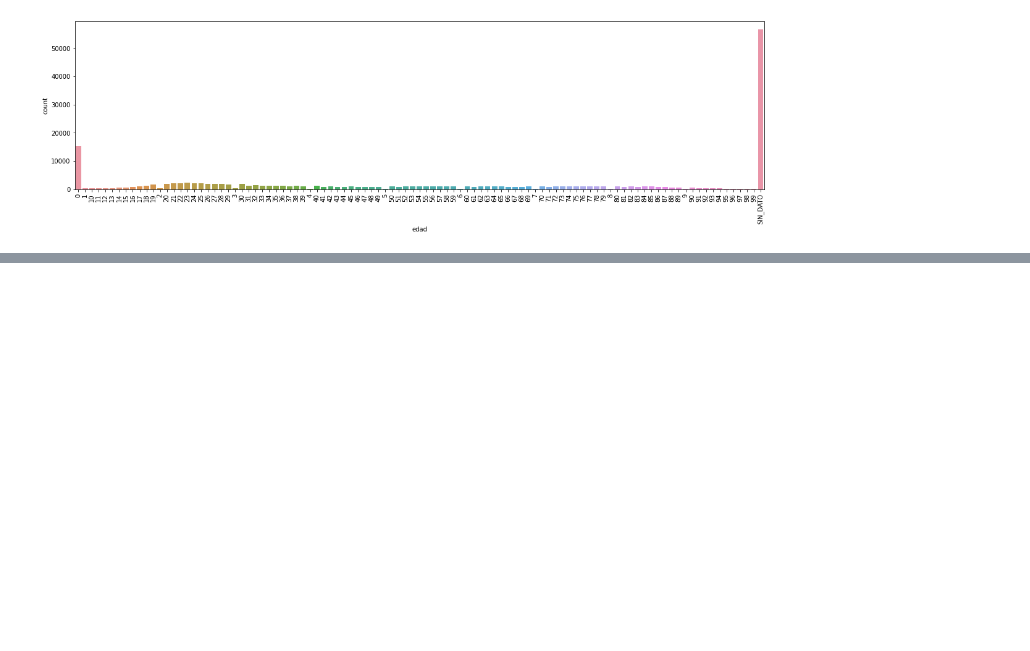
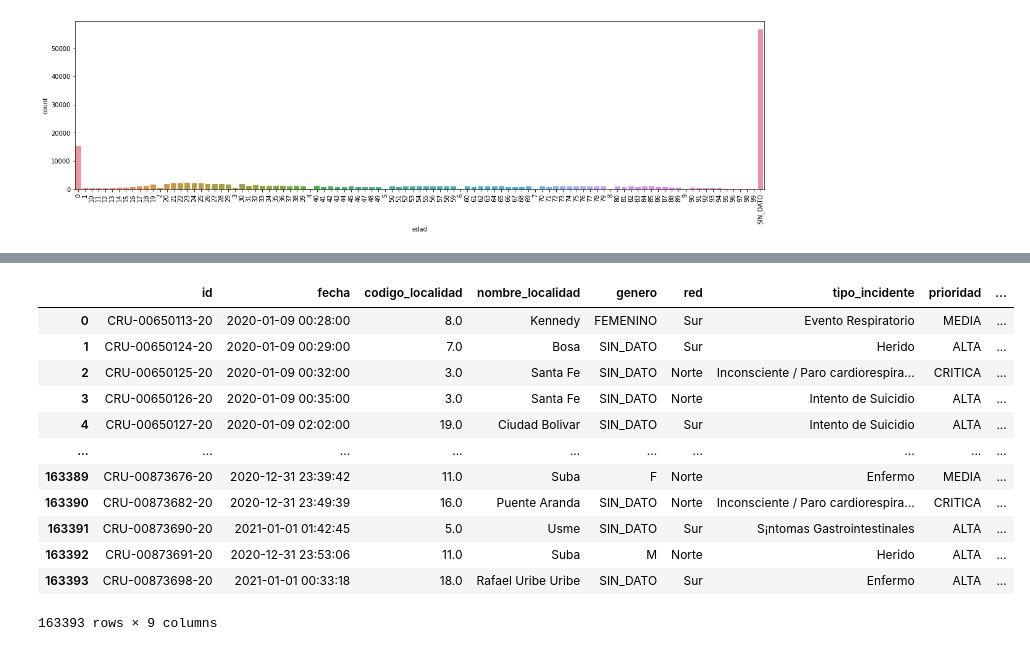
Before and after one commit to ceao1/linea123_bogota, a Jupyter notebook: analisis.ipynb, the cells around one changed output, grey strips where cells are left out. Saved outputs shown, nothing was run; the diff lists cells and outputs as text; code cells hidden in the pictures; blank space fills up the shorter version.

```diff
--- a/analisis.ipynb
+++ b/analisis.ipynb
@@ -109,0 +212,16 @@ Igualmente se observa que el valor 0 tiene particularmente un valor alto, lo que
+# %%
+df20
+# %% [output]
+|  | id | fecha | codigo_localidad | nombre_localidad | genero | red | tipo_incidente | prioridad | ... |
+| 0 | CRU-00650113-20 | 2020-01-09 00:28:00 | 8.0 | Kennedy | FEMENINO | Sur | Evento Respiratorio | MEDIA | ... |
+| 1 | CRU-00650124-20 | 2020-01-09 00:29:00 | 7.0 | Bosa | SIN_DATO | Sur | Herido | ALTA | ... |
+| 2 | CRU-00650125-20 | 2020-01-09 00:32:00 | 3.0 | Santa Fe | SIN_DATO | Norte | Inconsciente / Paro cardiorespira... | CRITICA | ... |
+| 3 | CRU-00650126-20 | 2020-01-09 00:35:00 | 3.0 | Santa Fe | SIN_DATO | Norte | Intento de Suicidio | ALTA | ... |
+| 4 | CRU-00650127-20 | 2020-01-09 02:02:00 | 19.0 | Ciudad Bolivar | SIN_DATO | Sur | Intento de Suicidio | ALTA | ... |
+| ... | ... | ... | ... | ... | ... | ... | ... | ... | ... |
+| 163389 | CRU-00873676-20 | 2020-12-31 23:39:42 | 11.0 | Suba | F | Norte | Enfermo | MEDIA | ... |
+| 163390 | CRU-00873682-20 | 2020-12-31 23:49:39 | 16.0 | Puente Aranda | SIN_DATO | Norte | Inconsciente / Paro cardiorespira... | CRITICA | ... |
+| 163391 | CRU-00873690-20 | 2021-01-01 01:42:45 | 5.0 | Usme | SIN_DATO | Sur | S¡ntomas Gastrointestinales | ALTA | ... |
+| 163392 | CRU-00873691-20 | 2020-12-31 23:53:06 | 11.0 | Suba | M | Norte | Herido | ALTA | ... |
+| 163393 | CRU-00873698-20 | 2021-01-01 00:33:18 | 18.0 | Rafael Uribe Uribe | SIN_DATO | Sur | Enfermo | ALTA | ... |
+163393 rows × 9 columns
```
Also changed, not shown: parts of 11 cells of this notebook.
